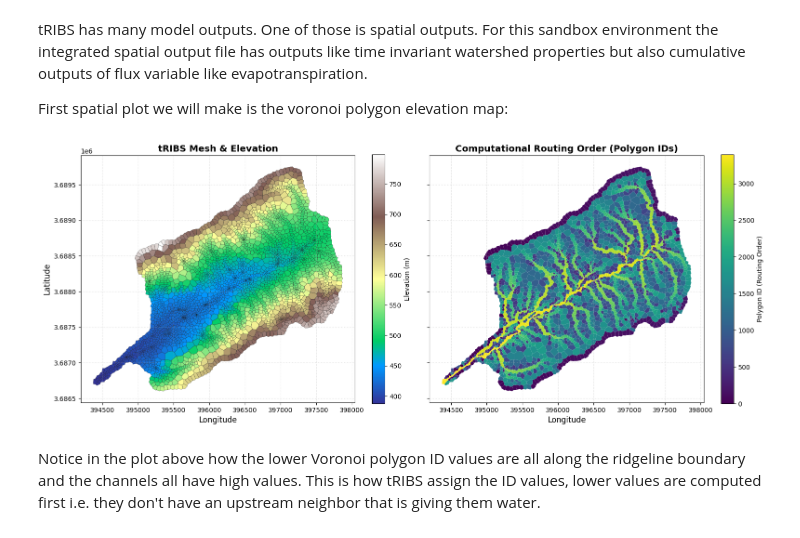
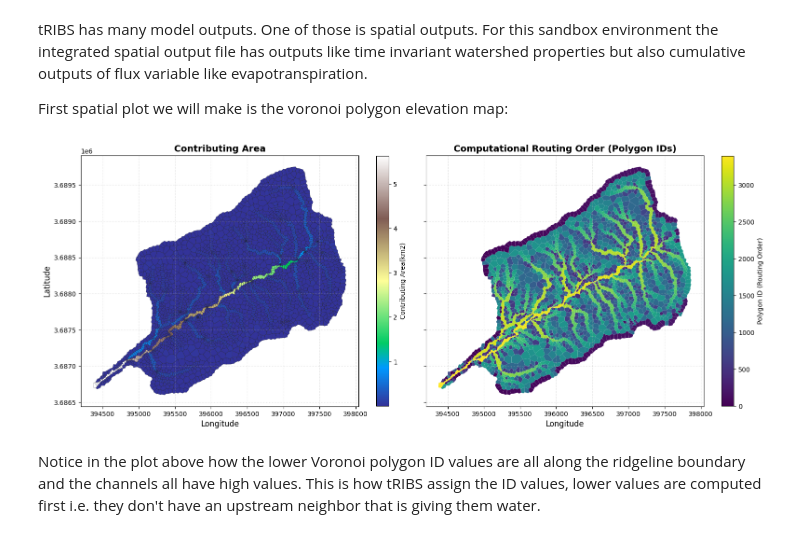
Before and after one commit to bparaju4/Exercise_4, a Jupyter notebook: workspaces/SMF_pytRIBS/smf_demo/Run_Model_C3.ipynb, the cells around one changed output. Drawn from its saved outputs; the diff is of its cells as text; code cells hidden in the pictures.

```diff
--- a/workspaces/SMF_pytRIBS/smf_demo/Run_Model_C3.ipynb
+++ b/workspaces/SMF_pytRIBS/smf_demo/Run_Model_C3.ipynb
@@ -243,30 +243,30 @@ First spatial plot we will make is the voronoi polygon elevation map:
 # %%
 fig, (ax1, ax2) = plt.subplots(1, 2, figsize=(16, 7))
 
 # Left PLOT: Elevation and Mesh Structure ---
-gdf.plot(ax=ax1, column='Z', cmap='terrain',
+gdf.plot(ax=ax1, column='CAr', cmap='terrain',
          edgecolor='black', linewidth=0.2,
-         legend=True, legend_kwds={'label': 'Elevation (m)', 'shrink': 0.8})
+         legend=True, legend_kwds={'label': 'Contributing area (km2)', 'shrink': 0.8})
 
-ax1.set_title('tRIBS Mesh & Elevation', fontsize=14, fontweight='bold')
+ax1.set_title('Contributing Area', fontsize=14, fontweight='bold')
 ax1.set_xlabel('Longitude', fontsize=12)
 ax1.set_ylabel('Latitude', fontsize=12)
 ax1.grid(True, linestyle=':', alpha=0.5)
 
 # rightPLOT: Polygon ID
 gdf.plot(ax=ax2, column='ID', cmap='viridis',
          edgecolor='none',
          legend=True, legend_kwds={'label': 'Polygon ID (Routing Order)', 'shrink': 0.8})
 
 ax2.set_title('Computational Routing Order (Polygon IDs)', fontsize=14, fontweight='bold')
 ax2.set_xlabel('Longitude', fontsize=12)
 ax2.set_yticklabels([])
 ax2.grid(True, linestyle=':', alpha=0.5)
 
 plt.tight_layout()
 plt.show()
 # %% [output]
-[figure, old version]
+[figure, new version]
 # %% [markdown]
 Notice in the plot above how the lower Voronoi polygon ID values are all along the ridgeline boundary and the channels all have high values. This is how tRIBS assign the ID values, lower values are computed first i.e. they don't have an upstream neighbor that is giving them water.
 # %% [markdown]
```
Also changed, not shown: parts of 1 cell of this notebook.
